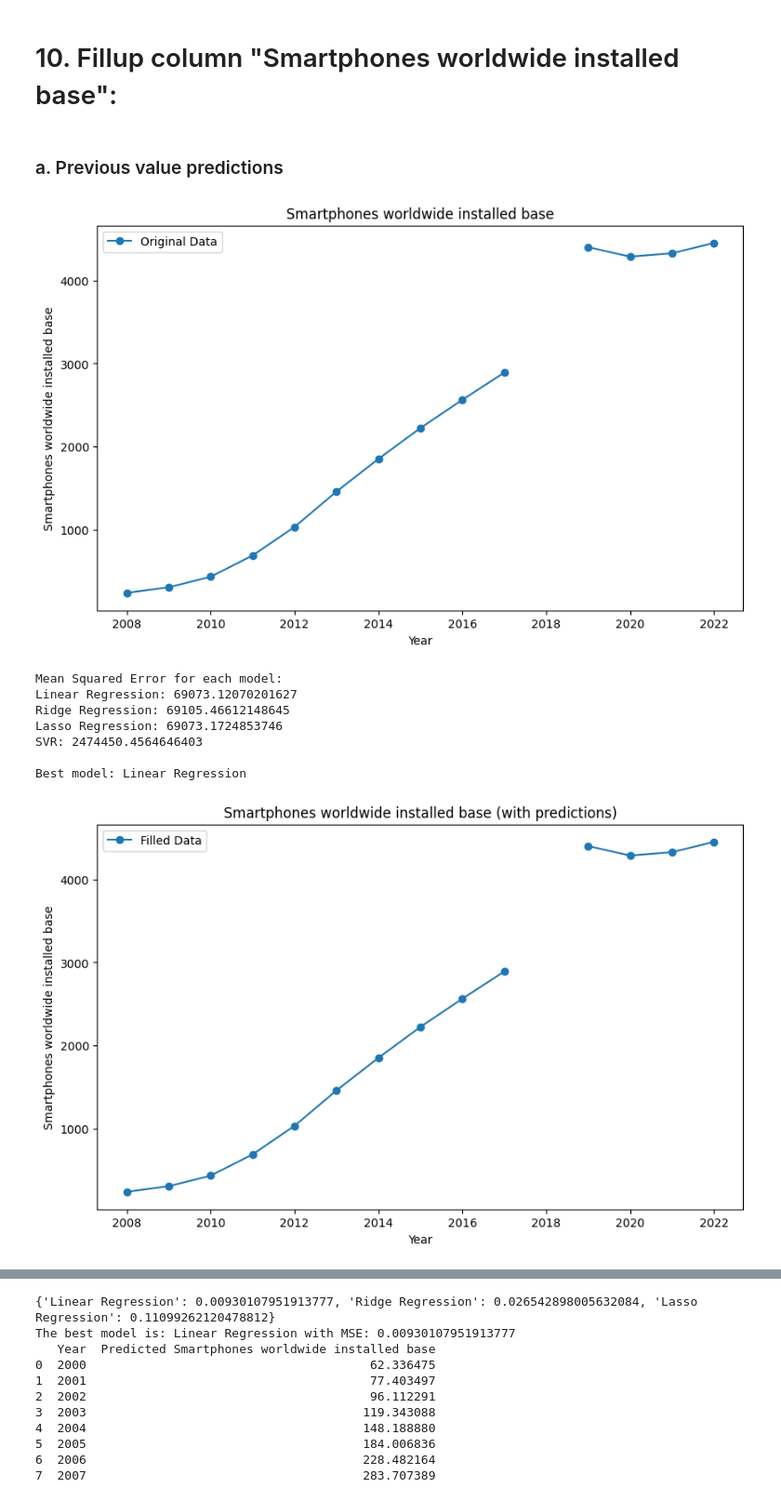
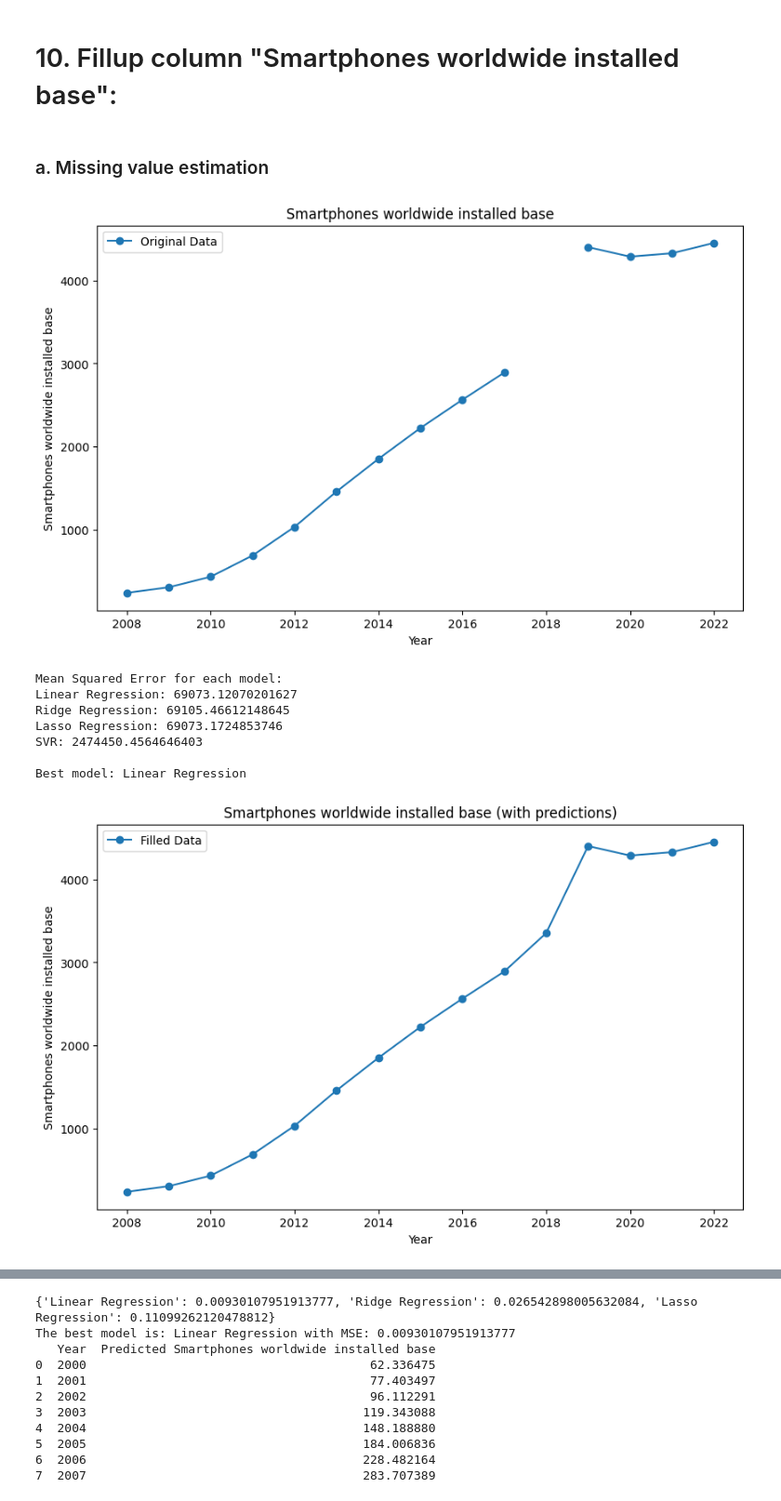
Before and after one commit to Akib13/Emission_of_ICT_calculation, a Jupyter notebook: Data processing/ICT_Devices.ipynb, the cells around one changed output, grey strips where cells are left out. Shown at 93% size. Drawn from its saved outputs; the diff is of its cells as text; code cells hidden in the pictures.

Commit message:
update: fixed and updated the data

```diff
--- a/ICT_Devices.ipynb
+++ b/Data processing/ICT_Devices.ipynb
@@ -1928,38 +1721,0 @@ Number of predictions made:      13
-# %%
-import numpy as np
-import pandas as pd
-import matplotlib.pyplot as plt
-from statsmodels.tsa.ar_model import AutoReg
-from sklearn.metrics import mean_squared_error
-
-# Prepare the data
-data = {
-    "Year": np.arange(2000, 2023),
-    "Laptops worldwide installed base": [281.603925, 307.620789, 333.637654, 359.654519, 385.671383,
-                                         411.688248, 437.705113, 463.721977, 489.738842, 515.755707,
-                                         541.772571, 689, 593.806301, 664.14, 628.31, 589.23, 577, 621,
-                                         796.1, 781, 796, 866, 929]
-}
-
-# Create DataFrame
-df = pd.DataFrame(data)
-df.set_index("Year", inplace=True)
-X=df.values
-
-train = X[:len(X)-10]
-test = X[len(X)-10:]
-
-model = AutoReg(X,lags=8).fit()
-
-print(model.summary())
-
-pred = model.predict(start=len(train),end=len(X)-1,dynamic=False)
-
-from matplotlib import pyplot
-pyplot.plot(pred)
-pyplot.plot(test, color= 'red')
-print(pred)
-
-
-mse = mean_squared_error(test, pred)
-print(f'Mean Squared Error: {mse}')
@@ -1985,7 +1722,7 @@ Mean Squared Error: 1727.646359881867
 # %% [markdown]
 # 10. Fillup column "Smartphones worldwide installed base":
 # %% [markdown]
-### a. Previous value predictions
+### a. Missing value estimation
 # %%
 import numpy as np
 import pandas as pd
@@ -1998,7 +1735,8 @@ from sklearn.metrics import mean_squared_error
 # Prepare the data
 data = {
     "Year": np.arange(2008, 2023),
-    "Smartphones worldwide installed base": [237, 304, 431, 687, 1031, 1457, 1850, 2222, 2562, 2890, np.nan, 4402, 4287, 4328, 4452]
+    "Smartphones worldwide installed base": [237, 304, 431, 687, 1031, 1457, 1850, 2222,
+                                             2562, 2890, np.nan, 4402, 4287, 4328, 4452]
 }
 
 # Create DataFrame
@@ -2055,33 +1793,33 @@ print(f"\nBest model: {best_model_name}")
 # Train the best model on the entire known dataset
 best_model.fit(X, y)
 
 # Predict the missing values
 X_missing = missing_data[['Year']]
 y_missing_pred = best_model.predict(X_missing)
 
 # Fill the missing values in the original dataframe
-df.loc[df.isna().any(axis=1), 'Laptops worldwide installed base'] = y_missing_pred
+df.loc[df.isna().any(axis=1), 'Smartphones worldwide installed base'] = y_missing_pred
 
 # Plot the filled data
 plt.figure(figsize=(10, 6))
 plt.plot(df['Year'], df['Smartphones worldwide installed base'], label='Filled Data', marker='o')
 plt.xlabel('Year')
 plt.ylabel('Smartphones worldwide installed base')
 plt.title('Smartphones worldwide installed base (with predictions)')
 plt.legend()
 plt.show()
 
 # Print the filled dataframe
 print("\nFilled DataFrame:")
 print(df)
 # %% [output]
 [figure]
 Mean Squared Error for each model:
 Linear Regression: 69073.12070201627
 Ridge Regression: 69105.46612148645
 Lasso Regression: 69073.1724853746
 SVR: 2474450.4564646403
 
 Best model: Linear Regression
-[figure, old version]
+[figure, new version]
 Filled DataFrame:
```
Also changed, not shown: parts of 61 cells of this notebook, 50 other files.
